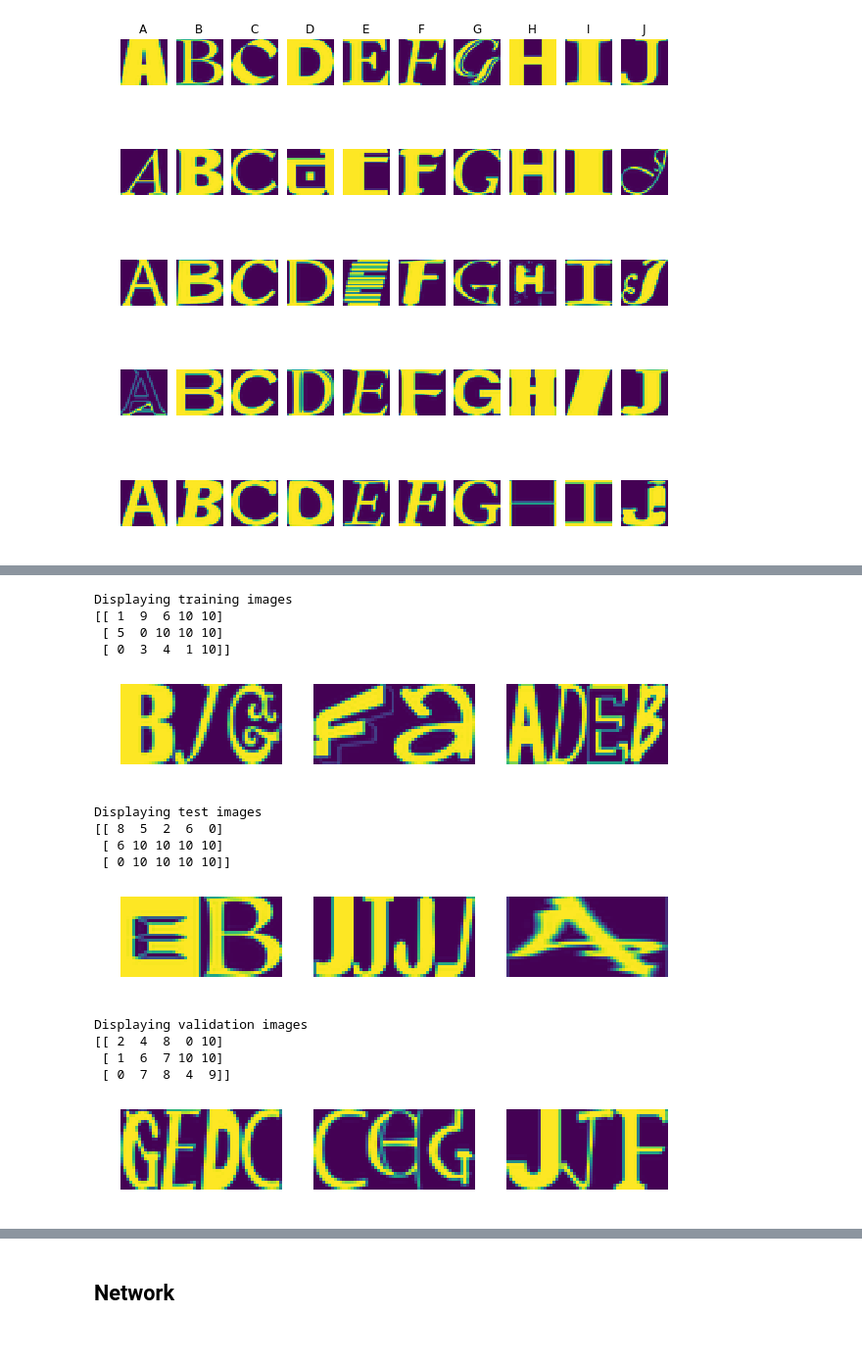
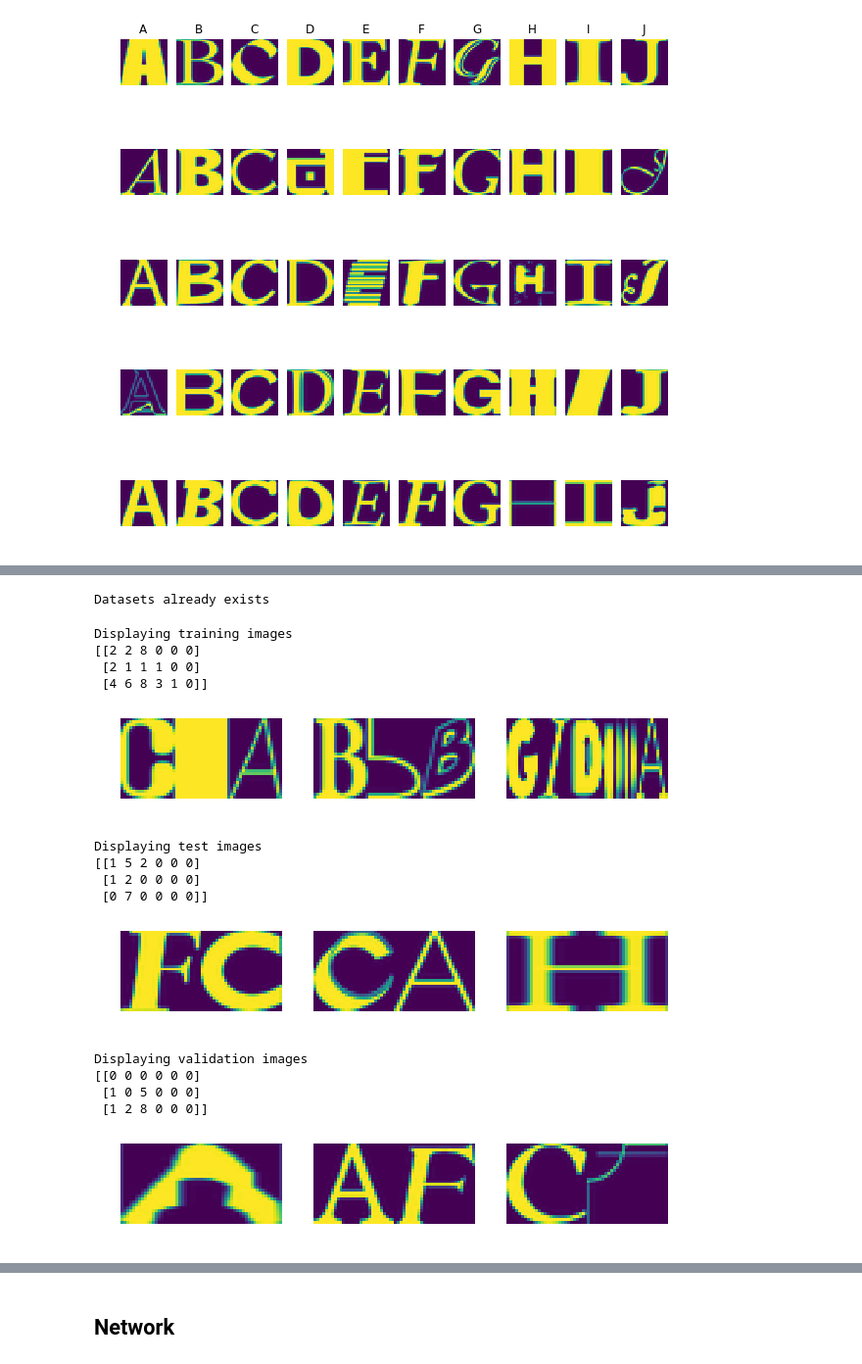
Before and after one commit to brunonishimoto/udacity-house_number, a Jupyter notebook: not_mnist.ipynb, the cells around one changed output, grey strips where cells are left out. Shown at 98% size. Saved outputs shown, nothing was run; the diff lists cells and outputs as text; code cells hidden in the pictures.

Commit message:
Implemented with length classifier

```diff
--- a/not_mnist.ipynb
+++ b/not_mnist.ipynb
@@ -260,7 +267,7 @@ new_size = (28, 56)
 def make_arrays(nb_rows, size):
     if nb_rows:
         dataset = np.ndarray((nb_rows, size[0], size[1]), dtype=np.float32)
-        labels = np.ndarray((nb_rows, 5), dtype=np.int32)
+        labels = np.ndarray((nb_rows, 6), dtype=np.int32)
     else:
         dataset, labels = None, None
     return dataset, labels
@@ -275,9 +282,10 @@ def merge_datasets(pickle_files, dataset_size):
         # Generate a random label with max length 5 chars
         data_length  = np.random.choice(5, 1)[0] + 1
 #         data_length = 5
-        random_chars = np.random.choice(10, data_length)
-#         random_chars = np.random.choice(9, data_length)
-        data_label   = np.append(random_chars, np.full(5 - data_length, 10, dtype=int))
+#         random_chars = np.random.choice(10, data_length)
+        random_chars = np.random.choice(9, data_length)
+        data_label   = np.append(random_chars, np.full(5 - data_length, 0, dtype=int))
+        data_label   = np.insert(data_label, 0, data_length - 1)
 
         chars = []
 
@@ -291,13 +299,27 @@ def merge_datasets(pickle_files, dataset_size):
             image[:, img_size*idx:img_size*(idx+1)] = char
 
         image = skimage.transform.resize(image, new_size)
+
         dataset[i] = image
         labels[i]  = data_label
-    return dataset, labels
+    return (dataset, labels)
 
-train_dataset, train_labels = merge_datasets(train_datasets, 200000)
-valid_dataset, valid_labels = merge_datasets(train_datasets, 10000)
-test_dataset, test_labels   = merge_datasets(test_datasets, 10000)
+if not os.path.exists(os.path.join(data_root, 'train.pickle')):
+    train = merge_datasets(train_datasets, 200000)
+    saveAsPickle(train, os.path.join(data_root, 'train.pickle'))
+if not os.path.exists(os.path.join(data_root, 'valid.pickle')):
+    valid = merge_datasets(train_datasets, 5000)
+    saveAsPickle(valid, os.path.join(data_root, 'valid.pickle'))
+if not os.path.exists(os.path.join(data_root, 'test.pickle')):
+    test  = merge_datasets(test_datasets, 10000)
+    saveAsPickle(test, os.path.join(data_root, 'test.pickle'))
+else:
+    print('Datasets already exists')
+    train = loadPickle(os.path.join(data_root, 'train.pickle'))
+    valid = loadPickle(os.path.join(data_root, 'valid.pickle'))
+    test  = loadPickle(os.path.join(data_root, 'test.pickle'))
+# %% [output]
+Datasets already exists
 # %%
 def randomize(dataset, labels):
     permutation = np.random.permutation(labels.shape[0])
@@ -305,41 +327,41 @@ def randomize(dataset, labels):
     shuffled_labels = labels[permutation]
     return shuffled_dataset, shuffled_labels
 
-train_dataset, train_labels = randomize(train_dataset, train_labels)
-test_dataset, test_labels = randomize(test_dataset, test_labels)
-valid_dataset, valid_labels = randomize(valid_dataset, valid_labels)
+train_dataset, train_labels = randomize(train[0], train[1])
+test_dataset, test_labels = randomize(test[0], test[1])
+valid_dataset, valid_labels = randomize(valid[0], valid[1])
 # %%
-def display_dataset(dataset, samples_per_label):
+def display_dataset(dataset, labels, samples_per_label):
     idxs = np.random.choice(dataset.shape[0], samples_per_label, replace=False)
     for i, idx in enumerate(idxs):
         plt_idx = i + 1
         plt.subplot(1, samples_per_label, plt_idx)
         plt.imshow(dataset[idx])
         plt.axis('off')
-    print(train_labels[idxs])
+    print(labels[idxs])
     plt.show()
 
 print ('Displaying training images')
-display_dataset(train_dataset, 3)
+display_dataset(train_dataset, train_labels, 3)
 print ('Displaying test images')
-display_dataset(test_dataset, 3)
+display_dataset(test_dataset, test_labels, 3)
 print ('Displaying validation images')
-display_dataset(valid_dataset, 3)
+display_dataset(valid_dataset, valid_labels, 3)
 # %% [output]
 Displaying training images
-[[ 1  9  6 10 10]
- [ 5  0 10 10 10]
- [ 0  3  4  1 10]]
+[[2 2 8 0 0 0]
+ [2 1 1 1 0 0]
+ [4 6 8 3 1 0]]
-[figure, old version]
+[figure, new version]
 Displaying test images
-[[ 8  5  2  6  0]
- [ 6 10 10 10 10]
- [ 0 10 10 10 10]]
+[[1 5 2 0 0 0]
+ [1 2 0 0 0 0]
+ [0 7 0 0 0 0]]
-[figure, old version]
+[figure, new version]
 Displaying validation images
-[[ 2  4  8  0 10]
- [ 1  6  7 10 10]
- [ 0  7  8  4  9]]
+[[0 0 0 0 0 0]
+ [1 0 5 0 0 0]
+ [1 2 8 0 0 0]]
-[figure, old version]
+[figure, new version]
 # %%
 new_size = (28, 56)
```
Also changed, not shown: parts of 16 cells of this notebook.
